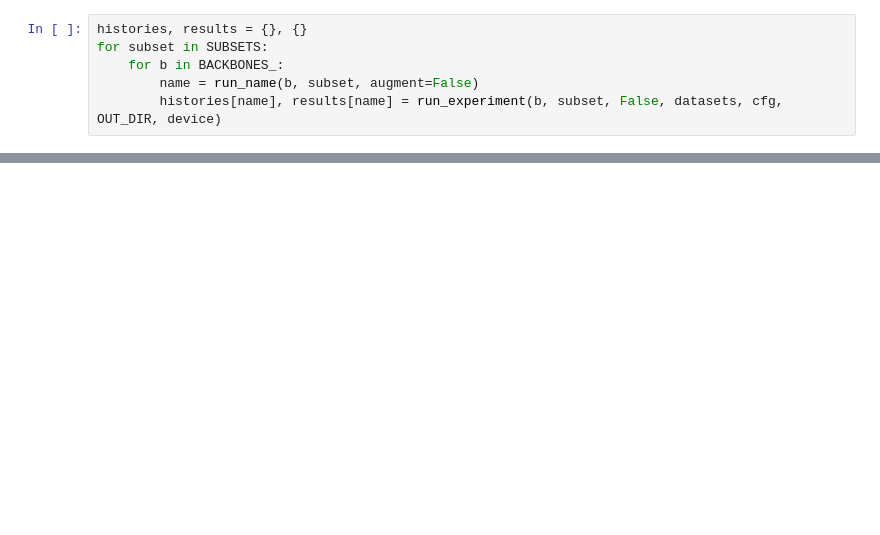
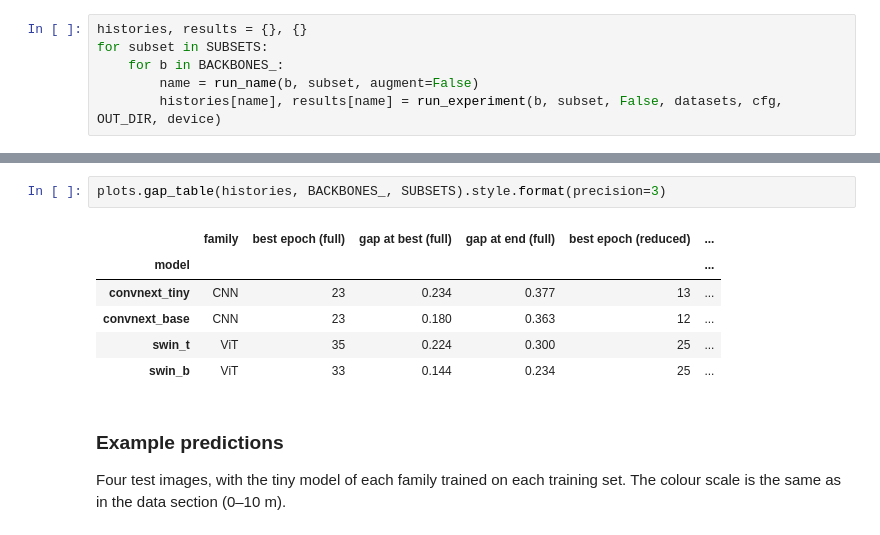
Before and after one commit to DaraHeaphy/lab5, a Jupyter notebook: lab5.ipynb, the cells around one changed output, grey strips where cells are left out. Cells and saved outputs as stored; diff of their text form; blank space fills up the shorter version.

```diff
--- a/lab5.ipynb
+++ b/lab5.ipynb
@@ -125,3 +169,15 @@ plots.plot_mare_bars(table)
+# %%
+plots.gap_table(histories, BACKBONES_, SUBSETS).style.format(precision=3)
+# %% [output]
+|  | family | best epoch (full) | gap at best (full) | gap at end (full) | best epoch (reduced) | ... |
+| model |  |  |  |  |  | ... |
+| convnext_tiny | CNN | 23 | 0.234 | 0.377 | 13 | ... |
+| convnext_base | CNN | 23 | 0.180 | 0.363 | 12 | ... |
+| swin_t | ViT | 35 | 0.224 | 0.300 | 25 | ... |
+| swin_b | ViT | 33 | 0.144 | 0.234 | 25 | ... |
+# %% [markdown]
+### Example predictions
+Four test images, with the tiny model of each family trained on each training set. The colour scale is the same as in the data section (0–10 m).
 # %%
 test_ds = datasets('full')[2]
 models = {run_name(b, s, False): load_model(b, f'{OUT_DIR}/{run_name(b, s, False)}', device)
```
Also changed, not shown: parts of 27 cells of this notebook, 2 other files.
